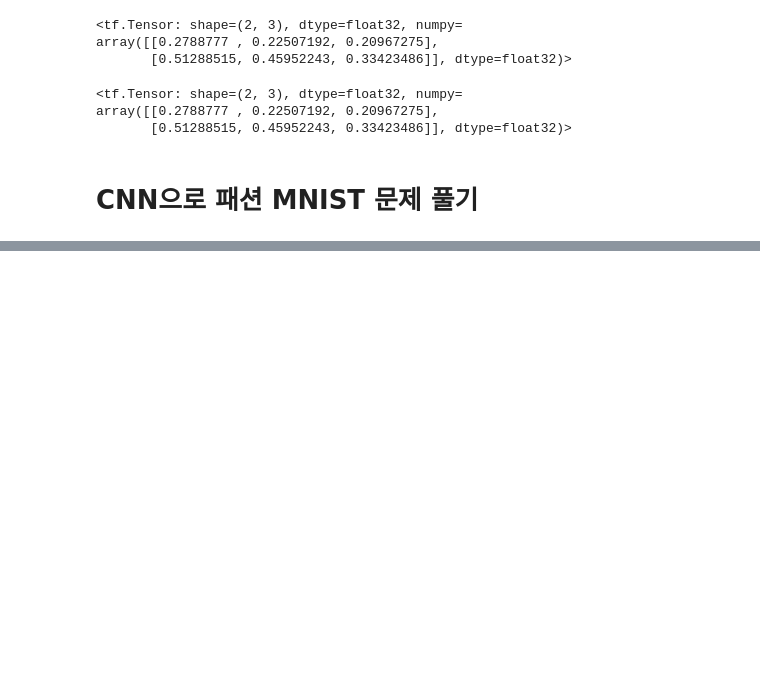
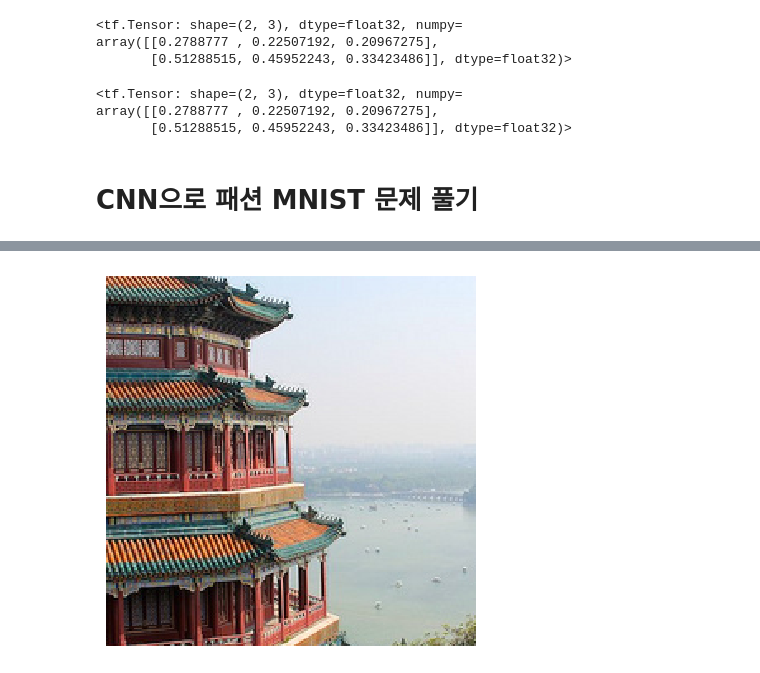
Before and after one commit to r0cd7b/deep_computer_vision_with_cnns, a Jupyter notebook: deep_computer_vision_with_cnns.ipynb, the cells around one changed output, grey strips where cells are left out. Cells and saved outputs as stored; diff of their text form; code cells hidden in the pictures; blank space fills up the shorter version.

```diff
--- a/deep_computer_vision_with_cnns.ipynb
+++ b/deep_computer_vision_with_cnns.ipynb
@@ -326,0 +411,6 @@ Epoch 10/10
+# %%
+images_resized = tf.image.resize_with_crop_or_pad(images, 224, 224)
+plot_color_image(images_resized[0])
+plt.show()
+# %% [output]
+[figure, added]
```
Also changed, not shown: parts of 14 cells of this notebook.
